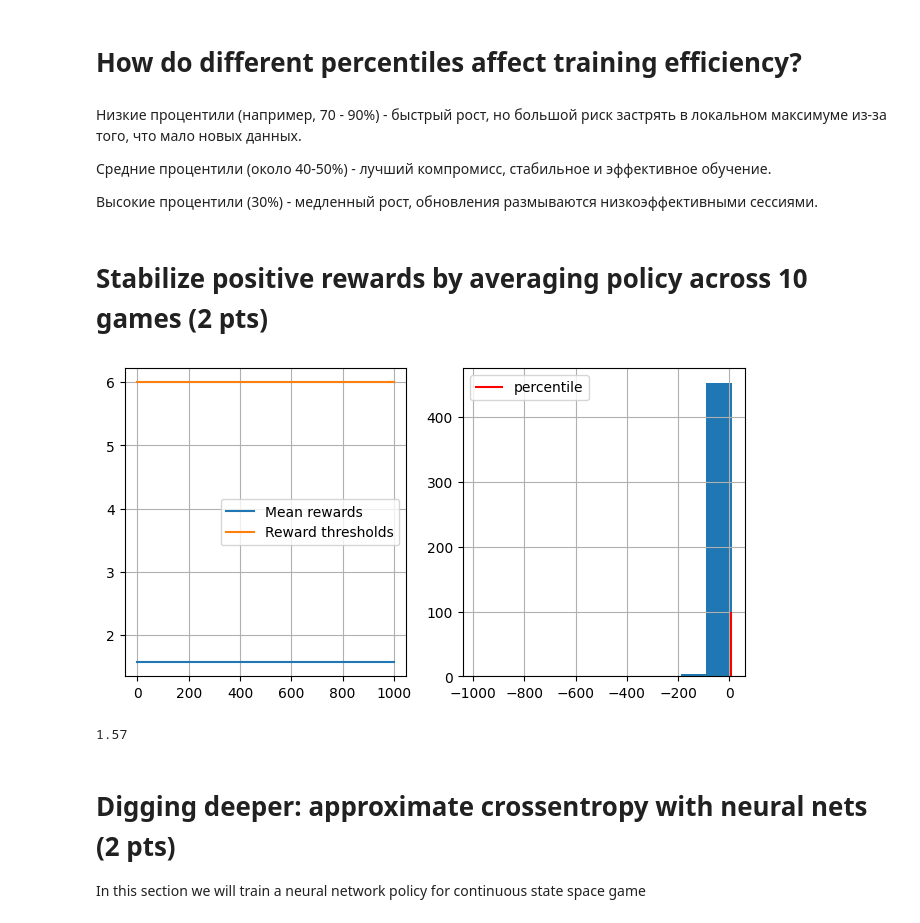
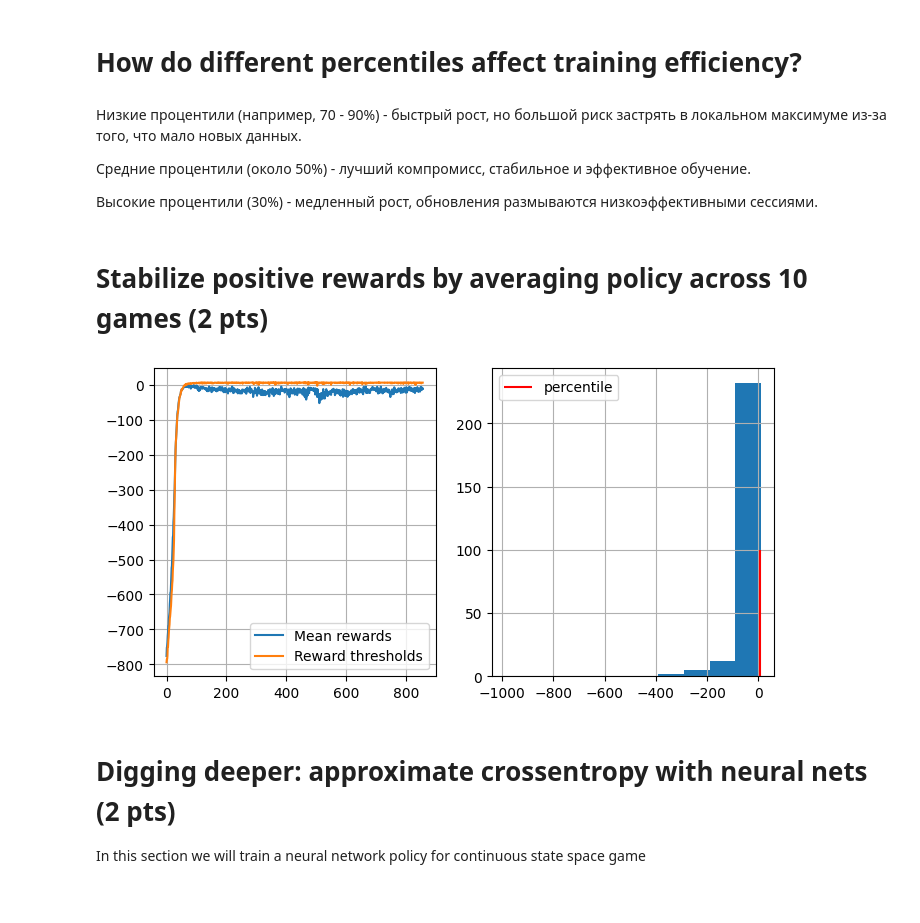
Before and after one commit to MaxKholodov1/AESC_ML_11, a Jupyter notebook: Task3/crossentropy_method_practice_easy.ipynb, the cells around one changed output. Drawn from its saved outputs; the diff is of its cells as text; code cells hidden in the pictures.

Commit message:
yeah graph works

```diff
--- a/Task3/crossentropy_method_practice_easy.ipynb
+++ b/Task3/crossentropy_method_practice_easy.ipynb
@@ -47,7 +47,7 @@ Ok!
 
 Just like before, but we also record all states and actions we took.
 # %%
-def generate_session(policy,t_max=10**4):
+def generate_session(policy,t_max=500):
     """
     Play game until end or for t_max ticks.
     :param policy: an array of shape [n_states,n_actions] with action probabilities
@@ -372,7 +350,7 @@ Wall time: 625 ms
 # %% [markdown]
 Низкие процентили (например, 70 - 90%) - быстрый рост, но большой риск застрять в локальном максимуме из-за того, что мало новых данных.
 
-Средние процентили (около 40-50%) - лучший компромисс, стабильное и эффективное обучение.
+Средние процентили (около 50%) - лучший компромисс, стабильное и эффективное обучение.
 
 Высокие процентили (30%) - медленный рост, обновления размываются низкоэффективными сессиями.
 # %%
@@ -454,41 +397,36 @@ def generate_session(policy,t_max=1000):
 # %%
 n_sessions = 300  #sample this many sessions
-percentile = 50  #take this percent of session with highest rewards
-learning_rate = 0.2  #add this thing to all counts for stability
+percentile = 40  #take this percent of session with highest rewards
+learning_rate = 0.25 #add this thing to all counts for stability
 
 log = []
-mean = []
-policy = np.ones([n_states,n_actions])/n_actions
-best = -10000
-worst = 10000
+mx = -10000
 for i in range(1000):
+   # генерируем сессии
+    sessions = [generate_session(policy) for _ in range(n_sessions)]
 
-    %time sessions = [generate_session(policy) for _ in range(n_sessions)]
+    states_batch, actions_batch, rewards_batch = zip(*sessions)
 
-    states_batch,actions_batch,rewards_batch = zip(*sessions)
+    # выбираем элитные состояния/действия
+    elite_states, elite_actions = select_elites(
+        states_batch, actions_batch, rewards_batch, percentile=percentile
+    )
 
-    elite_states, elite_actions = select_elites(
-        states_batch,
-        actions_batch,
-        rewards_batch,
-        percentile= percentile)
-
-    #code here
+    # обновляем политику
     new_policy = update_policy(elite_states, elite_actions)
-
     policy = learning_rate * new_policy + (1 - learning_rate) * policy
 
-    show_progress(rewards_batch,log)
-    best = max(np.mean(rewards_batch), best)
-    worst = min(np.mean(rewards_batch), worst)
+    # отображаем прогресс
+    show_progress(rewards_batch, log)
+    if (np.mean(rewards_batch) > mx):
+        mx = np.mean(rewards_batch)
+        print(mx)
     if(np.mean(rewards_batch) > 7):
         print("win!")
         break
-
-print(best)
+print(mx)
 # %% [output]
-[figure, old version]
+[figure, new version]
-1.57
 # %% [markdown]
 # Digging deeper: approximate crossentropy with neural nets (2 pts)
 
```
Also changed, not shown: parts of 6 cells of this notebook.
